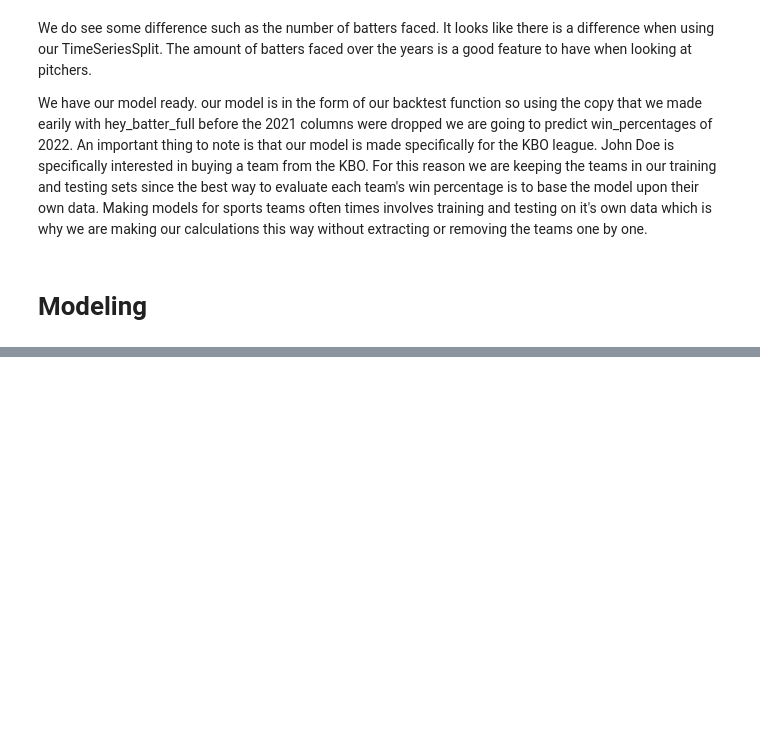
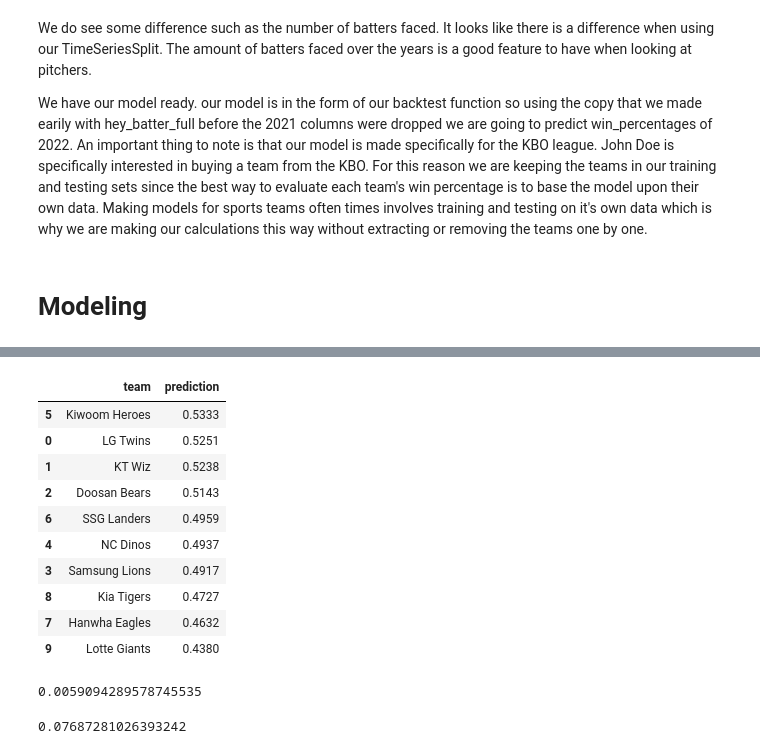
Before and after one commit to e-machinelearning/Hey-Batter-Batter-, a Jupyter notebook: Hey Batter Batter!.ipynb, the cells around one changed output, grey strips where cells are left out. Saved outputs shown, nothing was run; the diff lists cells and outputs as text; code cells hidden in the pictures; blank space fills up the shorter version.

```diff
--- a/Hey Batter Batter!.ipynb
+++ b/Hey Batter Batter!.ipynb
@@ -1044,0 +1063,26 @@ We're going to take hey_batter_full which includes the 2021 season compared to h
+# %%
+#going to apply the function with our data, model, and predictors, extract the first 10 teams and concat it with our predictions
+#sort the index so it reads in order of index and drop the actual column since it only contains NaN values. Lastly round off to
+#make numbers look nicer
+
+time_series_preds_full = backtest(hey_batter_full, rr, predictors2)
+teams = hey_batter[['team']].head(10)
+time_series_preds = pd.concat([teams, time_series_preds_full], axis=1)
+time_series_preds = time_series_preds.sort_index(axis=0).head(10)
+time_series_preds.drop(columns=['actual'], inplace=True)
+time_series_preds = time_series_preds.round({'prediction': 4})
+# %%
+#printing out the predictions in order of predicted win percentage for our John Doe to look at
+time_series_preds.sort_values(by=['prediction'], ascending=False)
+# %% [output]
+|  | team | prediction |
+| 5 | Kiwoom Heroes | 0.5333 |
+| 0 | LG Twins | 0.5251 |
+| 1 | KT Wiz | 0.5238 |
+| 2 | Doosan Bears | 0.5143 |
+| 6 | SSG Landers | 0.4959 |
+| 4 | NC Dinos | 0.4937 |
+| 3 | Samsung Lions | 0.4917 |
+| 8 | Kia Tigers | 0.4727 |
+| 7 | Hanwha Eagles | 0.4632 |
+| 9 | Lotte Giants | 0.4380 |
@@ -1044,0 +1092,8 @@ We're going to take hey_batter_full which includes the 2021 season compared to h
+# %%
+mean_squared_error(time_series_preds_full['actual'], time_series_preds_full['prediction'])
+# %% [output]
+0.0059094289578745535
+# %%
+0.0059094289578745535 ** 0.5
+# %% [output]
+0.07687281026393242
```
Also changed, not shown: parts of 12 cells of this notebook.
